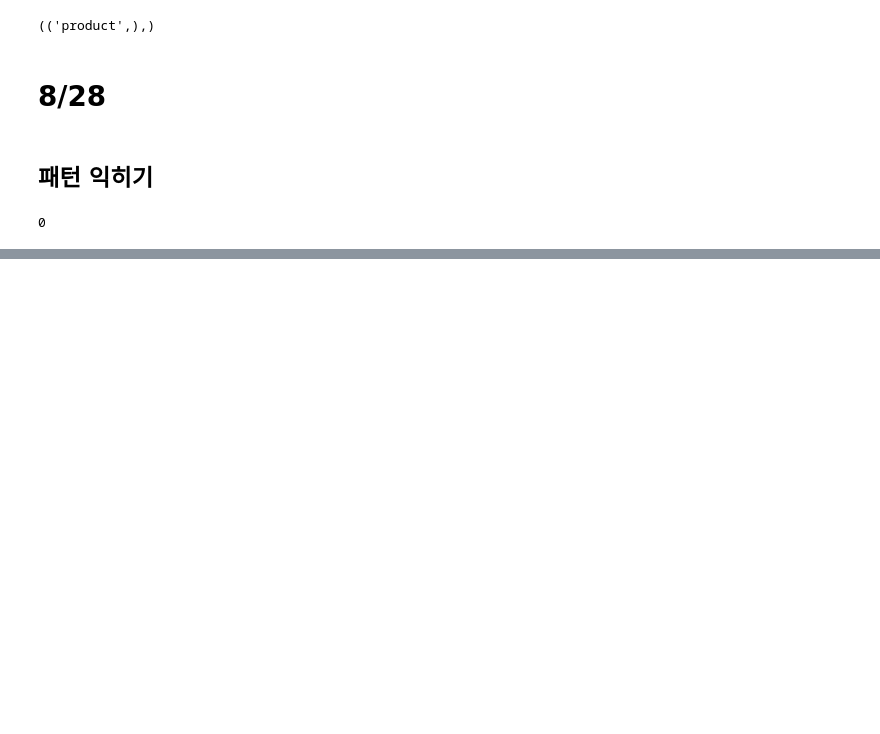
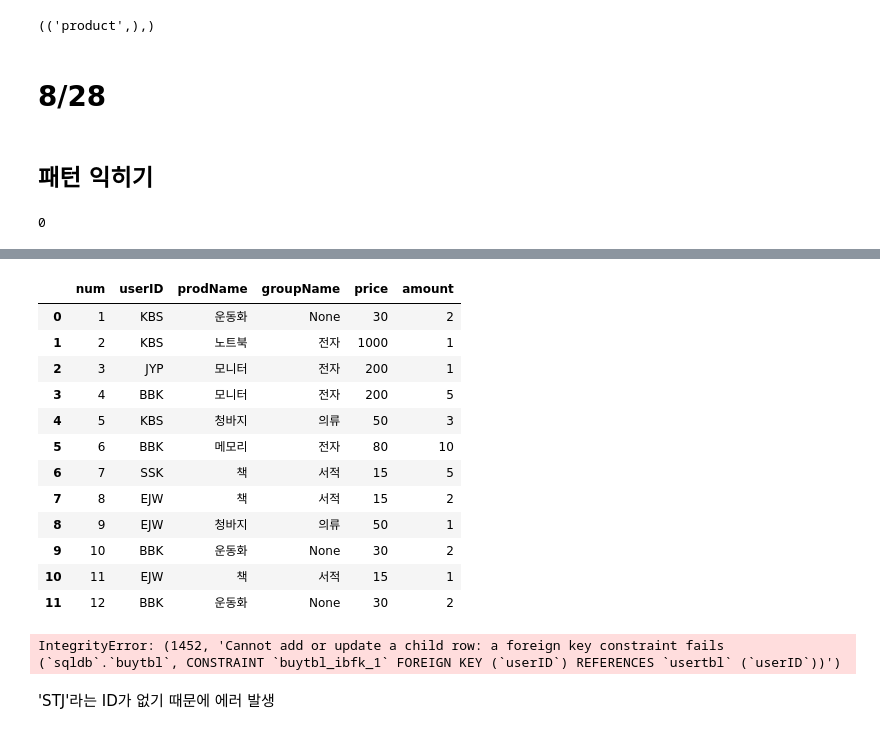
Before and after one commit to Minhyeok-kimm/TIL, a Jupyter notebook: DB_engineer_class/pymysql.ipynb, the cells around one changed output, grey strips where cells are left out. Saved outputs shown, nothing was run; the diff lists cells and outputs as text; code cells hidden in the pictures; blank space fills up the shorter version.

```diff
--- a/DB_engineer_class/pymysql.ipynb
+++ b/DB_engineer_class/pymysql.ipynb
@@ -142,0 +392,28 @@ db.close()
+# %%
+sql = "SELECT * FROM buyTbl;"
+df = pd.read_sql(sql, db)
+df
+# %% [output]
+|  | num | userID | prodName | groupName | price | amount |
+| 0 | 1 | KBS | 운동화 | None | 30 | 2 |
+| 1 | 2 | KBS | 노트북 | 전자 | 1000 | 1 |
+| 2 | 3 | JYP | 모니터 | 전자 | 200 | 1 |
+| 3 | 4 | BBK | 모니터 | 전자 | 200 | 5 |
+| 4 | 5 | KBS | 청바지 | 의류 | 50 | 3 |
+| 5 | 6 | BBK | 메모리 | 전자 | 80 | 10 |
+| 6 | 7 | SSK | 책 | 서적 | 15 | 5 |
+| 7 | 8 | EJW | 책 | 서적 | 15 | 2 |
+| 8 | 9 | EJW | 청바지 | 의류 | 50 | 1 |
+| 9 | 10 | BBK | 운동화 | None | 30 | 2 |
+| 10 | 11 | EJW | 책 | 서적 | 15 | 1 |
+| 11 | 12 | BBK | 운동화 | None | 30 | 2 |
+# %%
+# buyTbl에 데이터 추가
+cursor = db.cursor()
+sql_query = "INSERT INTO buyTbl (userID, prodName, groupName, price, amount) VALUES ('STJ', '운동화', '의류', 30, 2);"
+cursor.execute(sql_query)
+db.commit()
+# %% [output]
+IntegrityError: (1452, 'Cannot add or update a child row: a foreign key constraint fails (`sqldb`.`buytbl`, CONSTRAINT `buytbl_ibfk_1` FOREIGN KEY (`userID`) REFERENCES `usertbl` (`userID`))')
+# %% [markdown]
+'STJ'라는 ID가 없기 때문에 에러 발생
```
Also changed, not shown: parts of 41 cells of this notebook, 2 other files.
